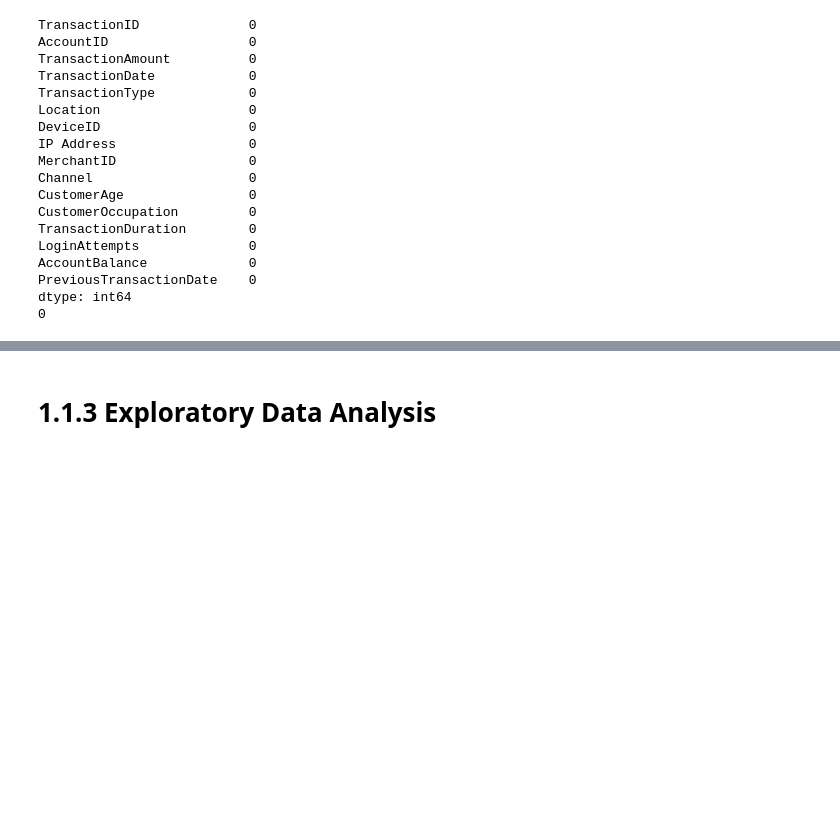
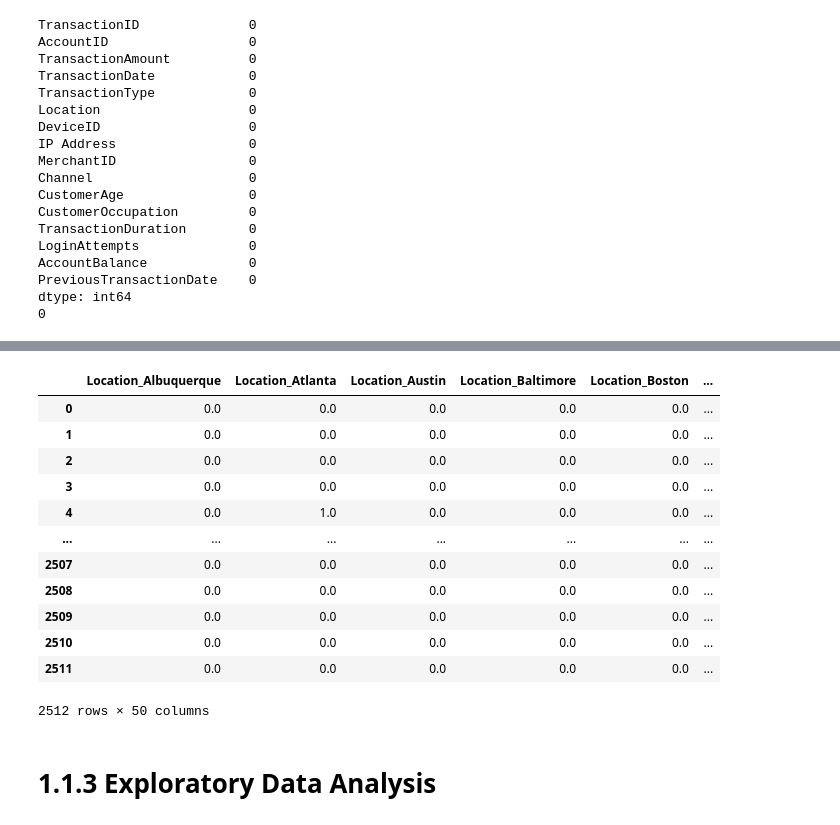
Before and after one commit to petar-Atanasov/CST3133_CW, a Jupyter notebook: CST3133_CourseWork_A.ipynb, the cells around one changed output, grey strips where cells are left out. Cells and saved outputs as stored; diff of their text form; code cells hidden in the pictures; blank space fills up the shorter version.

```diff
--- a/CST3133_CourseWork_A.ipynb
+++ b/CST3133_CourseWork_A.ipynb
@@ -119,10 +119,3 @@ AccountBalance             0
 PreviousTransactionDate    0
 dtype: int64
 0
-# %%
-#Normalization of data using min-max feature scaling
-dataset['NormalizedTransactionAmount'] = (dataset['TransactionAmount'] - dataset['TransactionAmount'].min()) / (dataset['TransactionAmount'].max() - dataset['TransactionAmount'].min())
-dataset['NormalizedAccountBalance'] = (dataset['AccountBalance'] - dataset['AccountBalance'].min()) / (dataset['AccountBalance'].max() - dataset['AccountBalance'].min())
-dataset['NormalizedTransactionDuration'] = (dataset['TransactionDuration'] - dataset['TransactionDuration'].min()) / (dataset['TransactionDuration'].max() - dataset['TransactionDuration'].min())
-dataset['NormalizedCustomerAge'] = (dataset['CustomerAge'] - dataset['CustomerAge'].min()) / (dataset['CustomerAge'].max() - dataset['CustomerAge'].min())
-dataset['NormalizedLoginAttempts'] = (dataset['LoginAttempts'] - dataset['LoginAttempts'].min()) / (dataset['CustomerAge'].max() - dataset['CustomerAge'].min())
@@ -143,0 +122,4 @@ dtype: float64
+# %%
+#Converting dates into date time objects
+dataset['TransactionDate'] = pd.to_datetime(dataset['TransactionDate'])
+dataset['PreviousTransactionDate'] = pd.to_datetime(dataset['PreviousTransactionDate'])
@@ -144,3 +168,29 @@ dtype: float64
+# %%
+from sklearn.preprocessing import OneHotEncoder
+#Encoding categorical data
+uniqueLocations = dataset['Location'].unique()
+uniqueChannels = dataset['Channel'].unique()
+uniqueOccupations = dataset['CustomerOccupation'].unique()
+
+categoricalData = dataset[['Location', 'Channel', 'CustomerOccupation']].columns.tolist()
+encoder = OneHotEncoder(sparse_output=False)
+oneHotEncoded = encoder.fit_transform(dataset[categoricalData])
+
+oneHotCategoricalData = pd.DataFrame(oneHotEncoded, columns=encoder.get_feature_names_out(categoricalData))
+# %% [output]
+|  | Location_Albuquerque | Location_Atlanta | Location_Austin | Location_Baltimore | Location_Boston | ... |
+| 0 | 0.0 | 0.0 | 0.0 | 0.0 | 0.0 | ... |
+| 1 | 0.0 | 0.0 | 0.0 | 0.0 | 0.0 | ... |
+| 2 | 0.0 | 0.0 | 0.0 | 0.0 | 0.0 | ... |
+| 3 | 0.0 | 0.0 | 0.0 | 0.0 | 0.0 | ... |
+| 4 | 0.0 | 1.0 | 0.0 | 0.0 | 0.0 | ... |
+| ... | ... | ... | ... | ... | ... | ... |
+| 2507 | 0.0 | 0.0 | 0.0 | 0.0 | 0.0 | ... |
+| 2508 | 0.0 | 0.0 | 0.0 | 0.0 | 0.0 | ... |
+| 2509 | 0.0 | 0.0 | 0.0 | 0.0 | 0.0 | ... |
+| 2510 | 0.0 | 0.0 | 0.0 | 0.0 | 0.0 | ... |
+| 2511 | 0.0 | 0.0 | 0.0 | 0.0 | 0.0 | ... |
+2512 rows × 50 columns
 # %% [markdown]
 # 1.1.3 Exploratory Data Analysis
 # %% [markdown]
```
Also changed, not shown: parts of 5 cells of this notebook.
